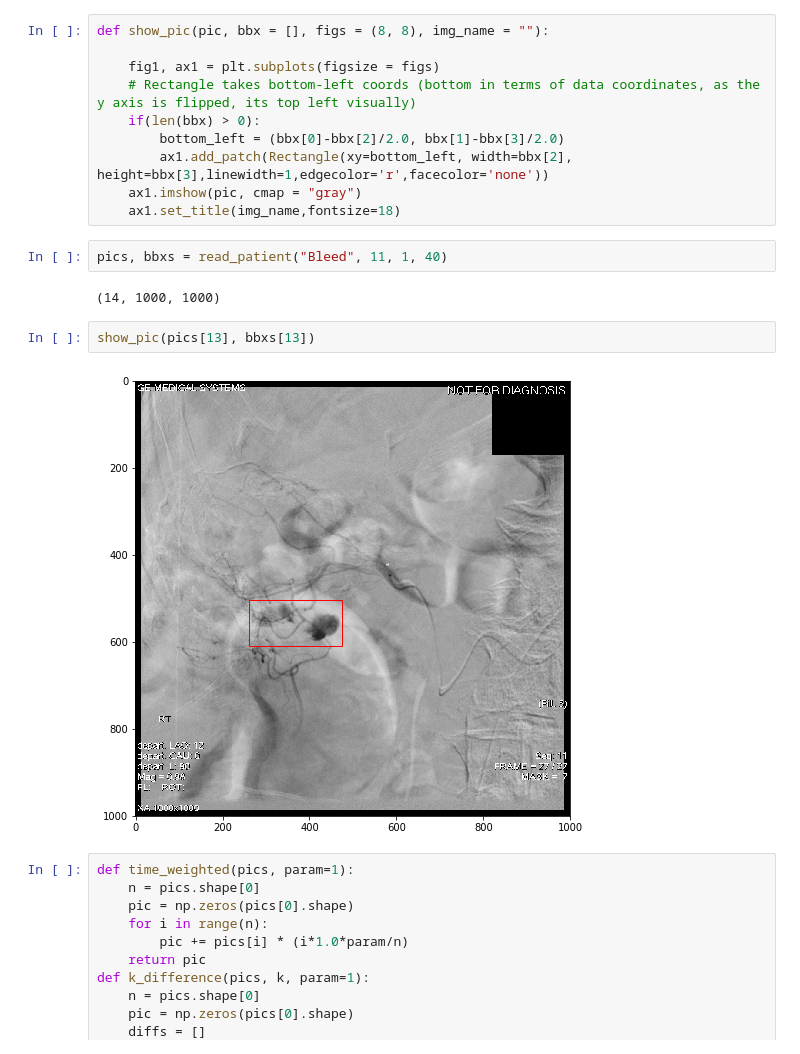
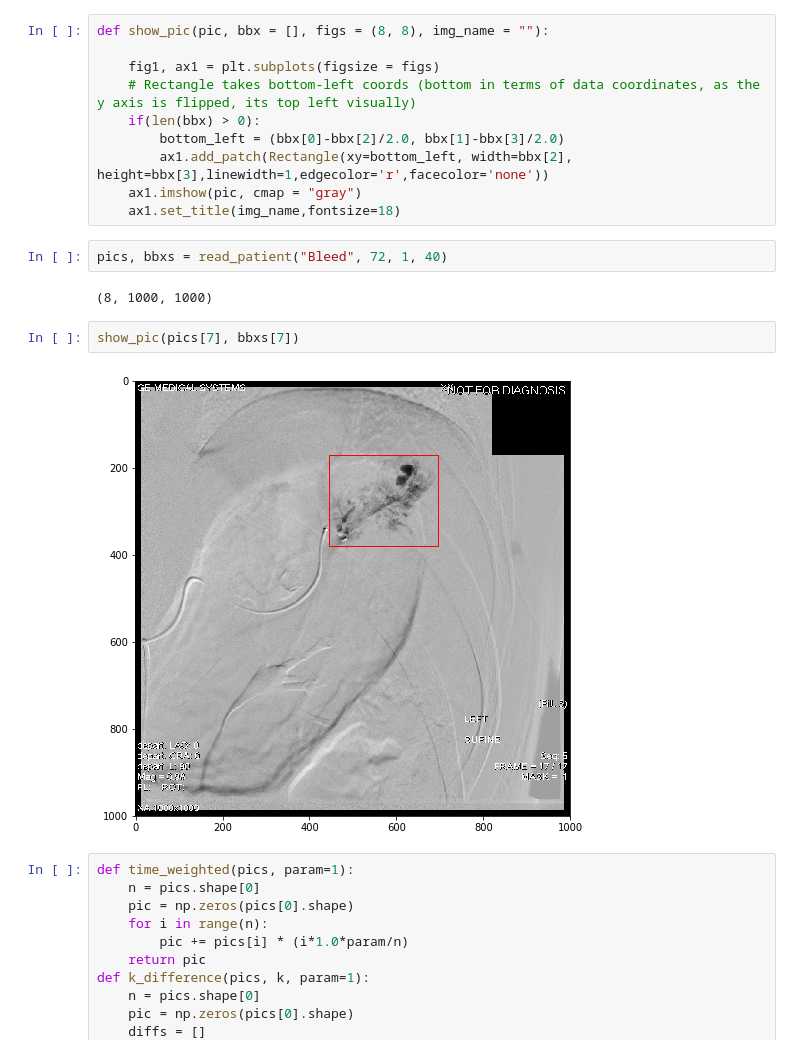
Before and after one commit to uw-cmg/MedicalImgAnalysis-BleedingSitesDetection, a Jupyter notebook: stage3/FeatureGeneration/new-image-processing.ipynb, the cells around one changed output. Saved outputs shown, nothing was run; the diff lists cells and outputs as text.

```diff
--- a/stage3/FeatureGeneration/new-image-processing.ipynb
+++ b/stage3/FeatureGeneration/new-image-processing.ipynb
@@ -51,13 +51,13 @@ def show_pic(pic, bbx = [], figs = (8, 8), img_name = ""):
     ax1.imshow(pic, cmap = "gray")
     ax1.set_title(img_name,fontsize=18)
 # %%
-pics, bbxs = read_patient("Bleed", 11, 1, 40)
+pics, bbxs = read_patient("Bleed", 72, 1, 40)
 # %% [output]
-(14, 1000, 1000)
+(8, 1000, 1000)
 # %%
-show_pic(pics[13], bbxs[13])
+show_pic(pics[7], bbxs[7])
 # %% [output]
-[figure, old version]
+[figure, new version]
 # %%
 def time_weighted(pics, param=1):
     n = pics.shape[0]
```
Also changed, not shown: parts of 3 cells of this notebook.
